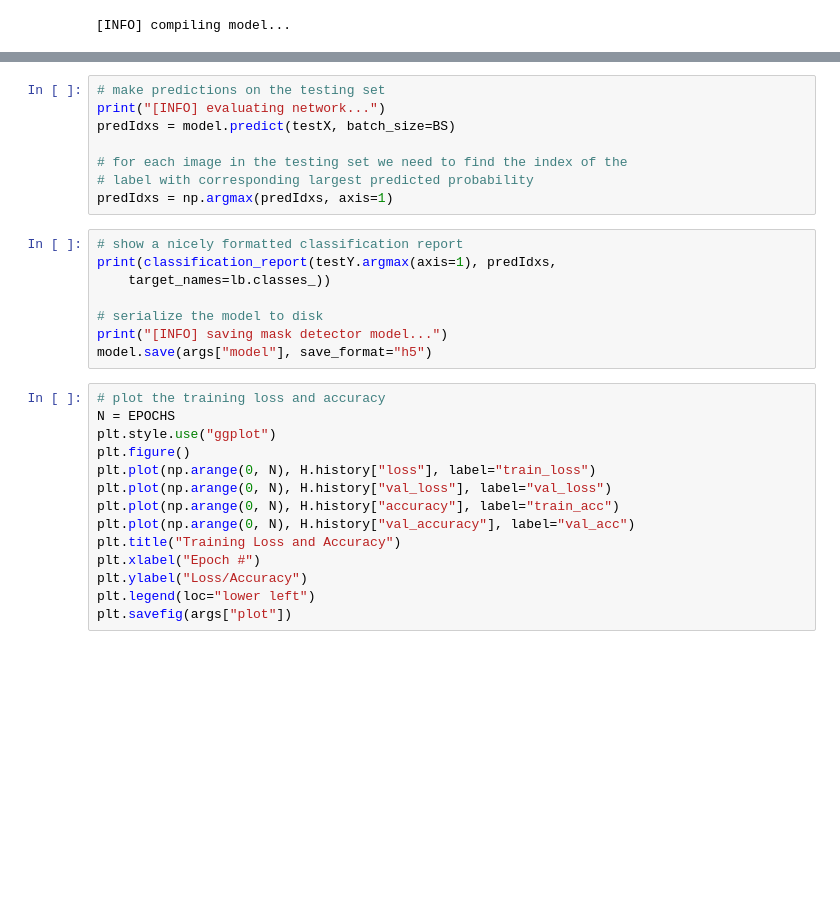
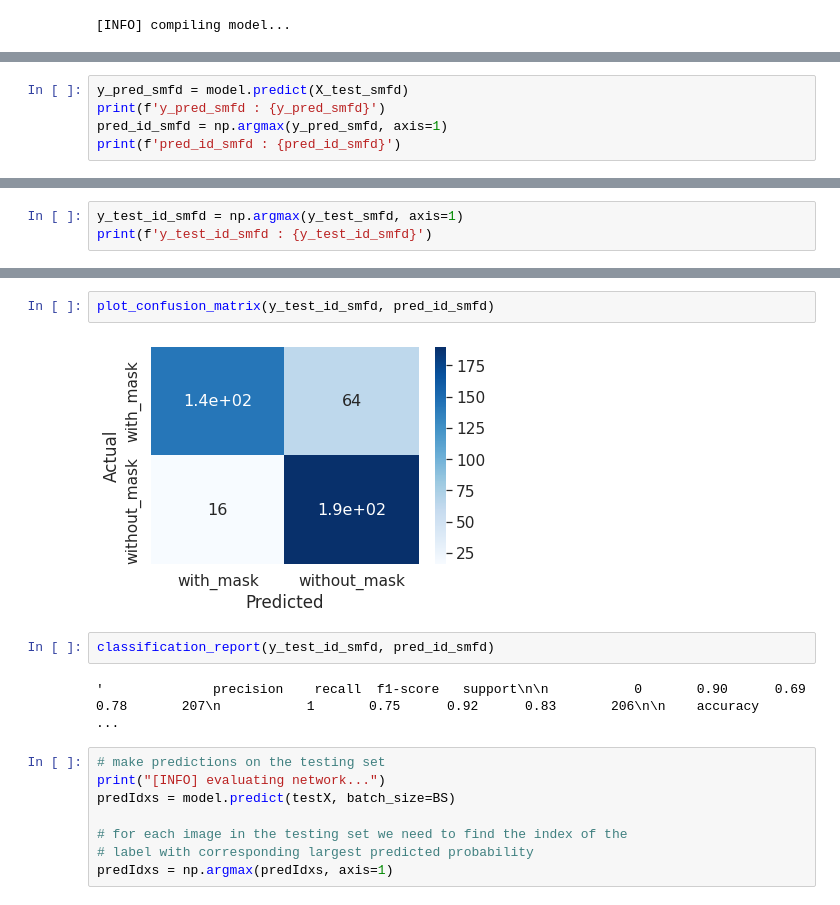
Before and after one commit to ZahraDehghani99/FacemaskWearingAlertSystem, a Jupyter notebook: FaceMaskClassifier.ipynb, the cells around one changed output, grey strips where cells are left out. Cells and saved outputs as stored; diff of their text form; blank space fills up the shorter version.

```diff
--- a/FaceMaskClassifier.ipynb
+++ b/FaceMaskClassifier.ipynb
@@ -485,0 +591,5 @@ import seaborn as sns
+# %%
+y_pred_smfd = model.predict(X_test_smfd)
+print(f'y_pred_smfd : {y_pred_smfd}')
+pred_id_smfd = np.argmax(y_pred_smfd, axis=1)
+print(f'pred_id_smfd : {pred_id_smfd}')
@@ -485,0 +614,3 @@ import seaborn as sns
+# %%
+y_test_id_smfd = np.argmax(y_test_smfd, axis=1)
+print(f'y_test_id_smfd : {y_test_id_smfd}')
@@ -486,3 +630,11 @@ import seaborn as sns
+# %%
+plot_confusion_matrix(y_test_id_smfd, pred_id_smfd)
+# %% [output]
+[figure, added]
+# %%
+classification_report(y_test_id_smfd, pred_id_smfd)
+# %% [output]
+'              precision    recall  f1-score   support\n\n           0       0.90      0.69      0.78       207\n           1       0.75      0.92      0.83       206\n\n    accuracy                   ...
 # %%
 # make predictions on the testing set
 print("[INFO] evaluating network...")
@@ -491,25 +643,3 @@ predIdxs = model.predict(testX, batch_size=BS)
 # for each image in the testing set we need to find the index of the
 # label with corresponding largest predicted probability
 predIdxs = np.argmax(predIdxs, axis=1)
-# %%
-# show a nicely formatted classification report
-print(classification_report(testY.argmax(axis=1), predIdxs,
-	target_names=lb.classes_))
-
-# serialize the model to disk
-print("[INFO] saving mask detector model...")
-model.save(args["model"], save_format="h5")
-# %%
-# plot the training loss and accuracy
-N = EPOCHS
-plt.style.use("ggplot")
-plt.figure()
-plt.plot(np.arange(0, N), H.history["loss"], label="train_loss")
-plt.plot(np.arange(0, N), H.history["val_loss"], label="val_loss")
-plt.plot(np.arange(0, N), H.history["accuracy"], label="train_acc")
-plt.plot(np.arange(0, N), H.history["val_accuracy"], label="val_acc")
-plt.title("Training Loss and Accuracy")
-plt.xlabel("Epoch #")
-plt.ylabel("Loss/Accuracy")
-plt.legend(loc="lower left")
-plt.savefig(args["plot"])
```
Also changed, not shown: parts of 43 cells of this notebook.
